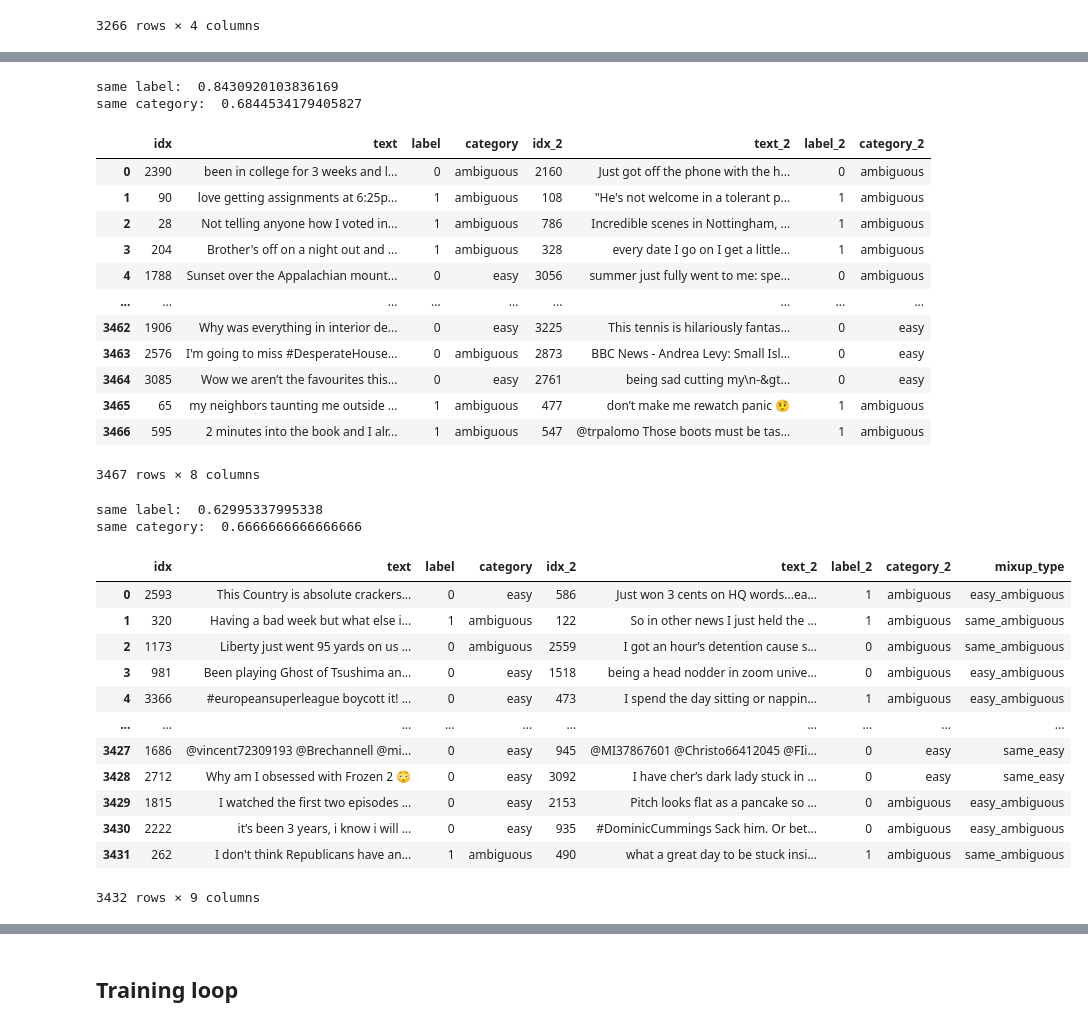
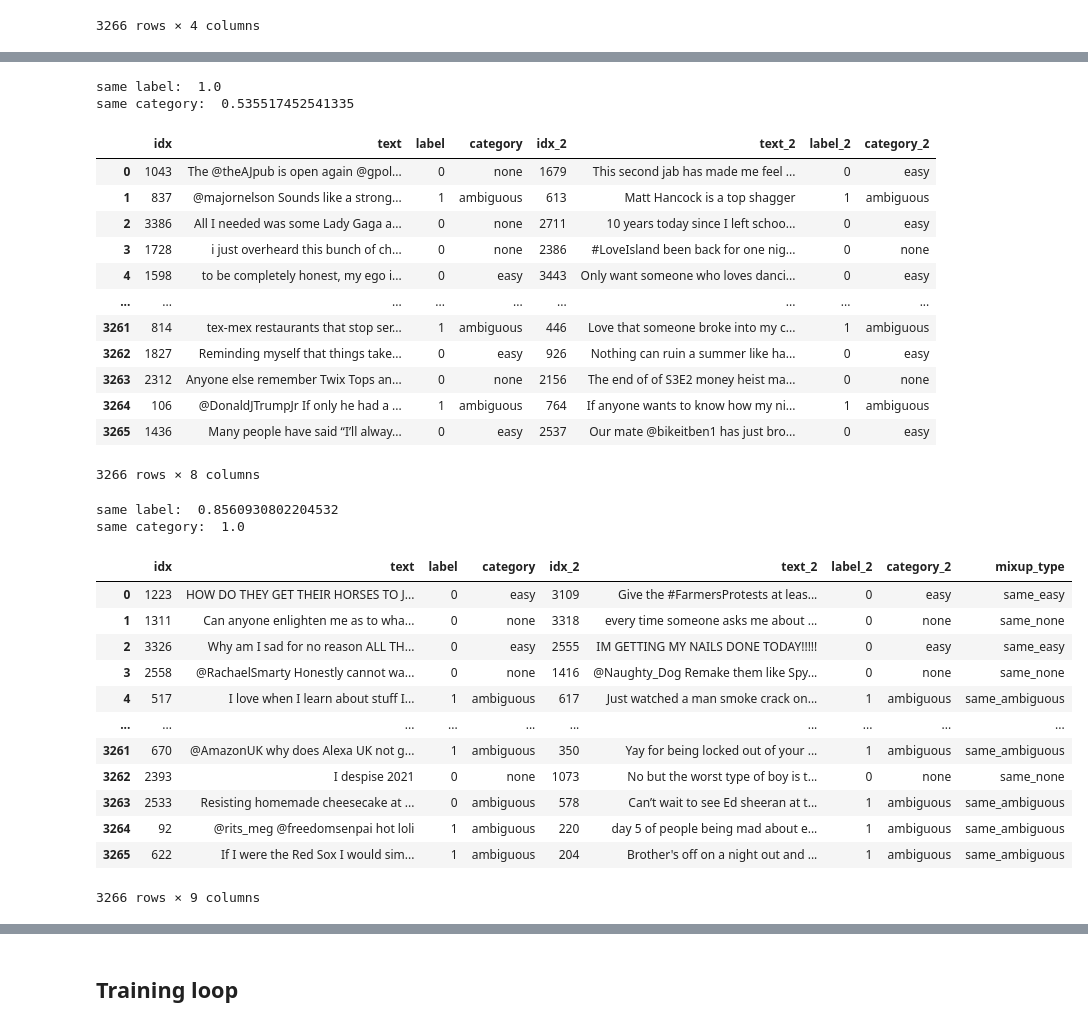
Before and after one commit to Raghav1606/Training-Dyamics-and-Entropy-Aware-Mixup-for-Robust-Text-Classification, a Jupyter notebook: notebooks/mixup_training.ipynb, the cells around one changed output, grey strips where cells are left out. Saved outputs shown, nothing was run; the diff lists cells and outputs as text; code cells hidden in the pictures.

```diff
--- a/notebooks/mixup_training.ipynb
+++ b/notebooks/mixup_training.ipynb
@@ -900,41 +901,41 @@ same category:  0.3360253821747909
 # %%
-random_mixup_dataset = prepare_dataset_random_mixup(df, info_data=info_df, use_label=True)
+random_mixup_dataset = prepare_dataset_random_mixup(df, info_data=info_df, include_none=True, use_label=True)
 get_count(random_mixup_dataset, 'label', 'category')
 random_mixup_dataset
 # %% [output]
-same label:  0.8430920103836169
-same category:  0.6844534179405827
+same label:  1.0
+same category:  0.535517452541335
 |  | idx | text | label | category | idx_2 | text_2 | label_2 | category_2 |
-| 0 | 2390 | been in college for 3 weeks and l... | 0 | ambiguous | 2160 | Just got off the phone with the h... | 0 | ambiguous |
-| 1 | 90 | love getting assignments at 6:25p... | 1 | ambiguous | 108 | "He's not welcome in a tolerant p... | 1 | ambiguous |
-| 2 | 28 | Not telling anyone how I voted in... | 1 | ambiguous | 786 | Incredible scenes in Nottingham, ... | 1 | ambiguous |
-| 3 | 204 | Brother's off on a night out and ... | 1 | ambiguous | 328 | every date I go on I get a little... | 1 | ambiguous |
-| 4 | 1788 | Sunset over the Appalachian mount... | 0 | easy | 3056 | summer just fully went to me: spe... | 0 | ambiguous |
+| 0 | 1043 | The @theAJpub is open again @gpol... | 0 | none | 1679 | This second jab has made me feel ... | 0 | easy |
+| 1 | 837 | @majornelson Sounds like a strong... | 1 | ambiguous | 613 | Matt Hancock is a top shagger | 1 | ambiguous |
+| 2 | 3386 | All I needed was some Lady Gaga a... | 0 | none | 2711 | 10 years today since I left schoo... | 0 | easy |
+| 3 | 1728 | i just overheard this bunch of ch... | 0 | none | 2386 | #LoveIsland been back for one nig... | 0 | none |
+| 4 | 1598 | to be completely honest, my ego i... | 0 | easy | 3443 | Only want someone who loves danci... | 0 | easy |
 | ... | ... | ... | ... | ... | ... | ... | ... | ... |
-| 3462 | 1906 | Why was everything in interior de... | 0 | easy | 3225 | This tennis is hilariously fantas... | 0 | easy |
-| 3463 | 2576 | I'm going to miss #DesperateHouse... | 0 | ambiguous | 2873 | BBC News - Andrea Levy: Small Isl... | 0 | easy |
-| 3464 | 3085 | Wow we aren’t the favourites this... | 0 | easy | 2761 | being sad cutting my\n-&gt... | 0 | easy |
-| 3465 | 65 | my neighbors taunting me outside ... | 1 | ambiguous | 477 | don’t make me rewatch panic 🤨 | 1 | ambiguous |
-| 3466 | 595 | 2 minutes into the book and I alr... | 1 | ambiguous | 547 | @trpalomo Those boots must be tas... | 1 | ambiguous |
+| 3261 | 814 | tex-mex restaurants that stop ser... | 1 | ambiguous | 446 | Love that someone broke into my c... | 1 | ambiguous |
+| 3262 | 1827 | Reminding myself that things take... | 0 | easy | 926 | Nothing can ruin a summer like ha... | 0 | easy |
+| 3263 | 2312 | Anyone else remember Twix Tops an... | 0 | none | 2156 | The end of of S3E2 money heist ma... | 0 | none |
+| 3264 | 106 | @DonaldJTrumpJr If only he had a ... | 1 | ambiguous | 764 | If anyone wants to know how my ni... | 1 | ambiguous |
+| 3265 | 1436 | Many people have said “I’ll alway... | 0 | easy | 2537 | Our mate @bikeitben1 has just bro... | 0 | easy |
-3467 rows × 8 columns
+3266 rows × 8 columns
 # %%
-category_mixup_dataset = prepare_dataset_category_mixup(df, info_data=info_df, use_label=False, use_entropy=False)
+category_mixup_dataset = prepare_dataset_category_mixup(df, info_data=info_df, include_none=True, use_label=False, use_entropy=False)
 get_count(category_mixup_dataset, 'label', 'category')
 category_mixup_dataset
 # %% [output]
-same label:  0.62995337995338
-same category:  0.6666666666666666
+same label:  0.8560930802204532
+same category:  1.0
 |  | idx | text | label | category | idx_2 | text_2 | label_2 | category_2 | mixup_type |
-| 0 | 2593 | This Country is absolute crackers... | 0 | easy | 586 | Just won 3 cents on HQ words...ea... | 1 | ambiguous | easy_ambiguous |
-| 1 | 320 | Having a bad week but what else i... | 1 | ambiguous | 122 | So in other news I just held the ... | 1 | ambiguous | same_ambiguous |
-| 2 | 1173 | Liberty just went 95 yards on us ... | 0 | ambiguous | 2559 | I got an hour’s detention cause s... | 0 | ambiguous | same_ambiguous |
-| 3 | 981 | Been playing Ghost of Tsushima an... | 0 | easy | 1518 | being a head nodder in zoom unive... | 0 | ambiguous | easy_ambiguous |
-| 4 | 3366 | #europeansuperleague boycott it! ... | 0 | easy | 473 | I spend the day sitting or nappin... | 1 | ambiguous | easy_ambiguous |
+| 0 | 1223 | HOW DO THEY GET THEIR HORSES TO J... | 0 | easy | 3109 | Give the #FarmersProtests at leas... | 0 | easy | same_easy |
+| 1 | 1311 | Can anyone enlighten me as to wha... | 0 | none | 3318 | every time someone asks me about ... | 0 | none | same_none |
+| 2 | 3326 | Why am I sad for no reason ALL TH... | 0 | easy | 2555 | IM GETTING MY NAILS DONE TODAY!!!!! | 0 | easy | same_easy |
+| 3 | 2558 | @RachaelSmarty Honestly cannot wa... | 0 | none | 1416 | @Naughty_Dog Remake them like Spy... | 0 | none | same_none |
+| 4 | 517 | I love when I learn about stuff I... | 1 | ambiguous | 617 | Just watched a man smoke crack on... | 1 | ambiguous | same_ambiguous |
 | ... | ... | ... | ... | ... | ... | ... | ... | ... | ... |
-| 3427 | 1686 | @vincent72309193 @Brechannell @mi... | 0 | easy | 945 | @MI37867601 @Christo66412045 @FIi... | 0 | easy | same_easy |
-| 3428 | 2712 | Why am I obsessed with Frozen 2 😳 | 0 | easy | 3092 | I have cher’s dark lady stuck in ... | 0 | easy | same_easy |
-| 3429 | 1815 | I watched the first two episodes ... | 0 | easy | 2153 | Pitch looks flat as a pancake so ... | 0 | ambiguous | easy_ambiguous |
-| 3430 | 2222 | it’s been 3 years, i know i will ... | 0 | easy | 935 | #DominicCummings Sack him. Or bet... | 0 | ambiguous | easy_ambiguous |
-| 3431 | 262 | I don't think Republicans have an... | 1 | ambiguous | 490 | what a great day to be stuck insi... | 1 | ambiguous | same_ambiguous |
+| 3261 | 670 | @AmazonUK why does Alexa UK not g... | 1 | ambiguous | 350 | Yay for being locked out of your ... | 1 | ambiguous | same_ambiguous |
+| 3262 | 2393 | I despise 2021 | 0 | none | 1073 | No but the worst type of boy is t... | 0 | none | same_none |
+| 3263 | 2533 | Resisting homemade cheesecake at ... | 0 | ambiguous | 578 | Can’t wait to see Ed sheeran at t... | 1 | ambiguous | same_ambiguous |
+| 3264 | 92 | @rits_meg @freedomsenpai hot loli | 1 | ambiguous | 220 | day 5 of people being mad about e... | 1 | ambiguous | same_ambiguous |
+| 3265 | 622 | If I were the Red Sox I would sim... | 1 | ambiguous | 204 | Brother's off on a night out and ... | 1 | ambiguous | same_ambiguous |
-3432 rows × 9 columns
+3266 rows × 9 columns
 # %%
```
Also changed, not shown: parts of 6 cells of this notebook, 19 other files.
